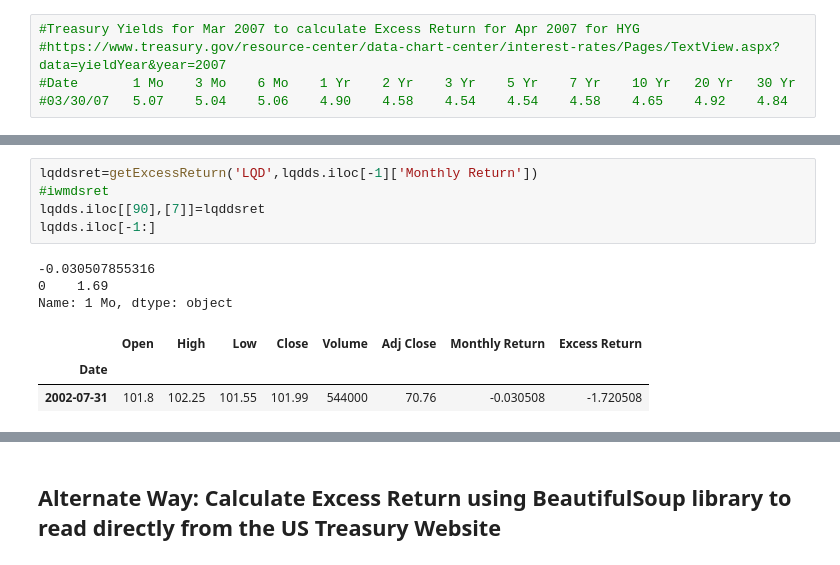
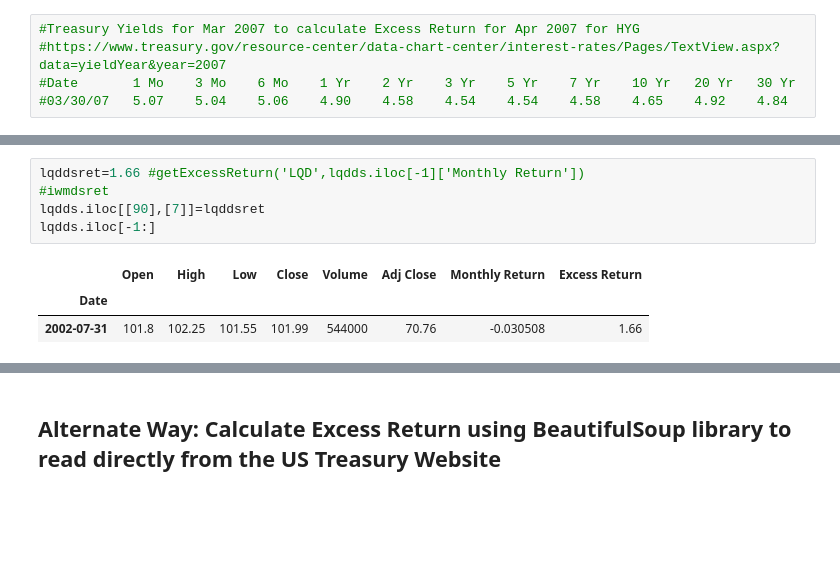
Before and after one commit to portfolioperformance1/project, a Jupyter notebook: StockPortfolio-Imputation.ipynb, the cells around one changed output, grey strips where cells are left out. Saved outputs shown, nothing was run; the diff lists cells and outputs as text; blank space fills up the shorter version.

```diff
--- a/StockPortfolio-Imputation.ipynb
+++ b/StockPortfolio-Imputation.ipynb
@@ -377,15 +377,12 @@ Name: 1 Mo, dtype: object
 # %%
-lqddsret=getExcessReturn('LQD',lqdds.iloc[-1]['Monthly Return'])
+lqddsret=1.66 #getExcessReturn('LQD',lqdds.iloc[-1]['Monthly Return'])
 #iwmdsret
 lqdds.iloc[[90],[7]]=lqddsret
 lqdds.iloc[-1:]
 # %% [output]
--0.030507855316
-0    1.69
-Name: 1 Mo, dtype: object
 |  | Open | High | Low | Close | Volume | Adj Close | Monthly Return | Excess Return |
 | Date |  |  |  |  |  |  |  |  |
-| 2002-07-31 | 101.8 | 102.25 | 101.55 | 101.99 | 544000 | 70.76 | -0.030508 | -1.720508 |
+| 2002-07-31 | 101.8 | 102.25 | 101.55 | 101.99 | 544000 | 70.76 | -0.030508 | 1.66 |
 # %%
 hygdsret=getExcessReturn('HYG',hygds.iloc[-1]['Monthly Return'])
 #iwmdsret
```
Also changed, not shown: parts of 19 cells of this notebook.
